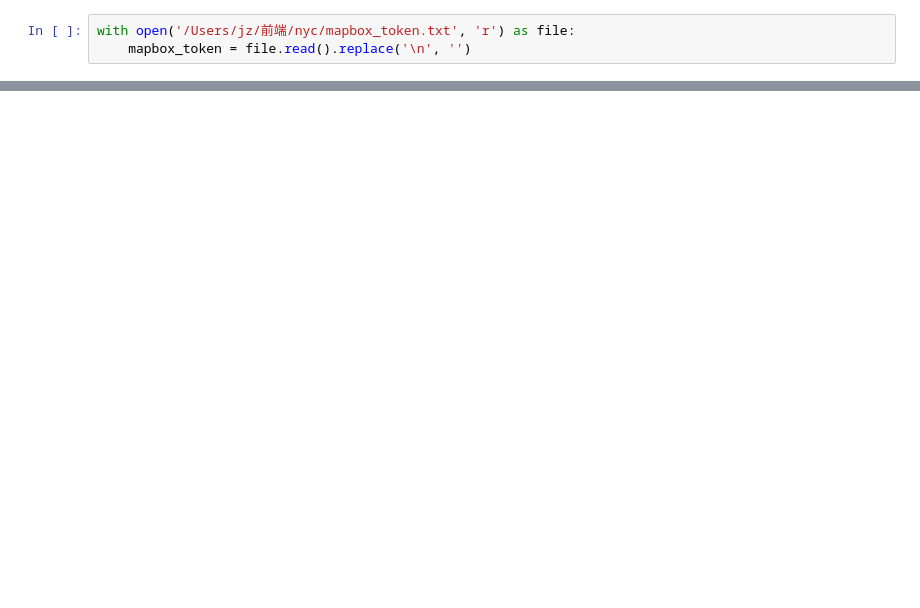
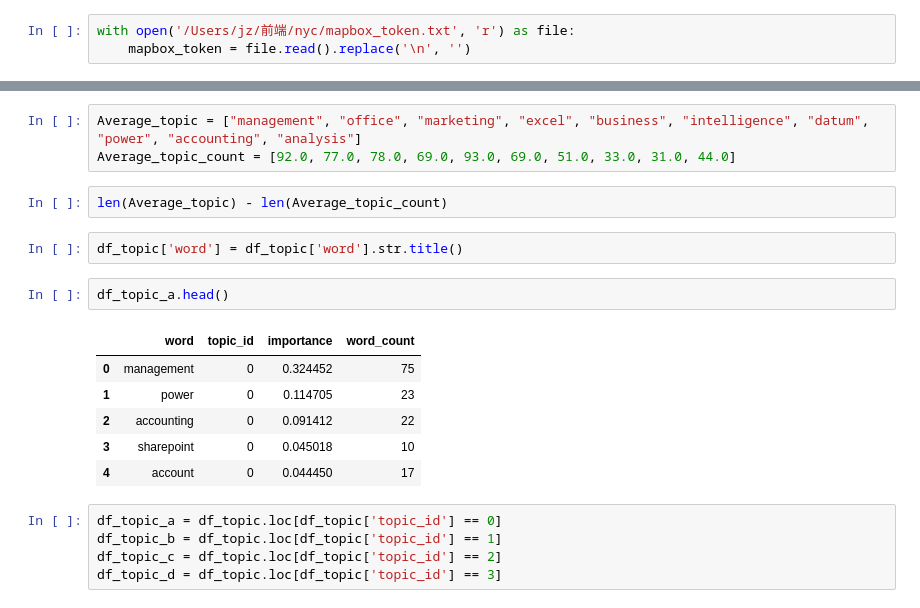
Before and after one commit to Johnnydaszhu/CapStone, a Jupyter notebook: Viz.ipynb, the cells around one changed output, grey strips where cells are left out. Saved outputs shown, nothing was run; the diff lists cells and outputs as text; blank space fills up the shorter version.

```diff
--- a/Viz.ipynb
+++ b/Viz.ipynb
@@ -210,0 +174,21 @@ c.render_notebook()
+# %%
+Average_topic = ["management", "office", "marketing", "excel", "business", "intelligence", "datum", "power", "accounting", "analysis"]
+Average_topic_count = [92.0, 77.0, 78.0, 69.0, 93.0, 69.0, 51.0, 33.0, 31.0, 44.0]
+# %%
+len(Average_topic) - len(Average_topic_count)
+# %%
+df_topic['word'] = df_topic['word'].str.title()
+# %%
+df_topic_a.head()
+# %% [output]
+|  | word | topic_id | importance | word_count |
+| 0 | management | 0 | 0.324452 | 75 |
+| 1 | power | 0 | 0.114705 | 23 |
+| 2 | accounting | 0 | 0.091412 | 22 |
+| 3 | sharepoint | 0 | 0.045018 | 10 |
+| 4 | account | 0 | 0.044450 | 17 |
+# %%
+df_topic_a = df_topic.loc[df_topic['topic_id'] == 0]
+df_topic_b = df_topic.loc[df_topic['topic_id'] == 1]
+df_topic_c = df_topic.loc[df_topic['topic_id'] == 2]
+df_topic_d = df_topic.loc[df_topic['topic_id'] == 3]
```
Also changed, not shown: parts of 15 cells of this notebook, 2 other files.
